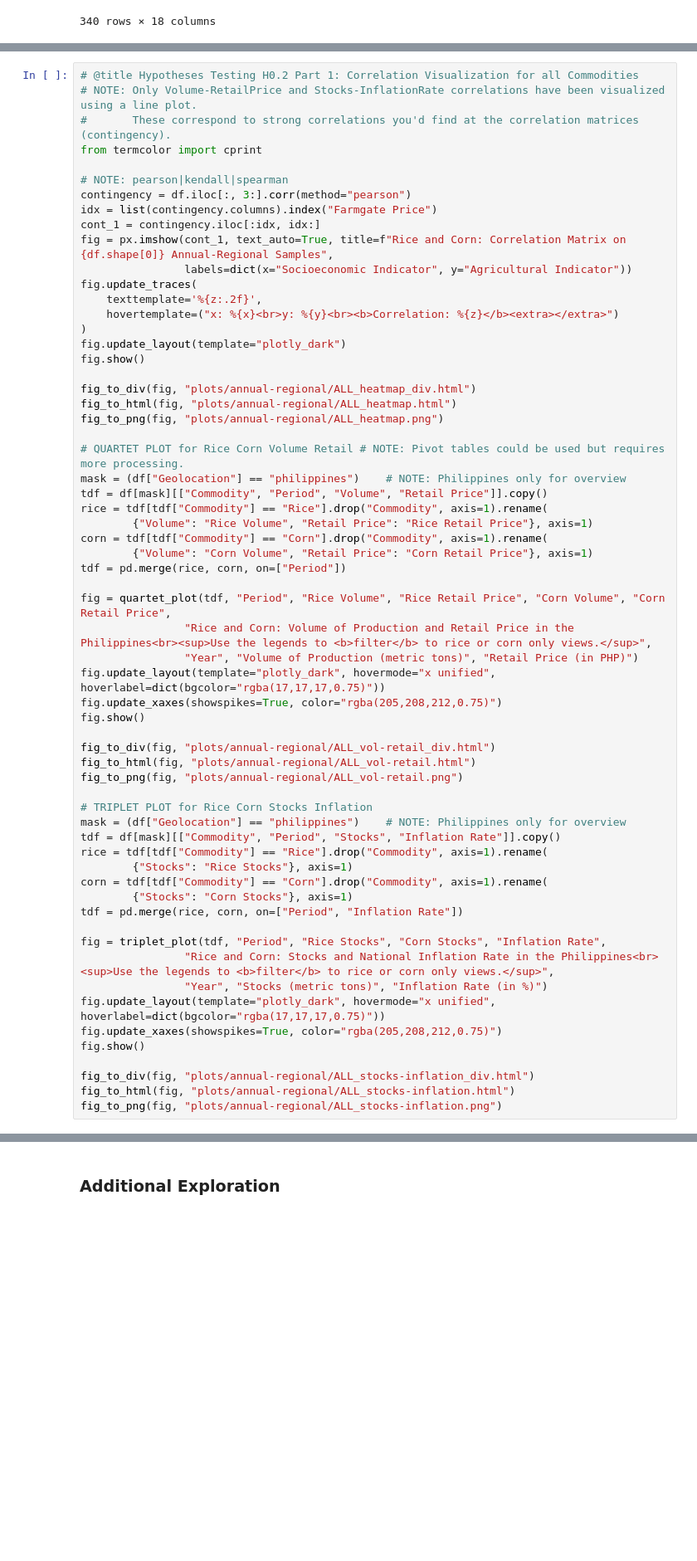
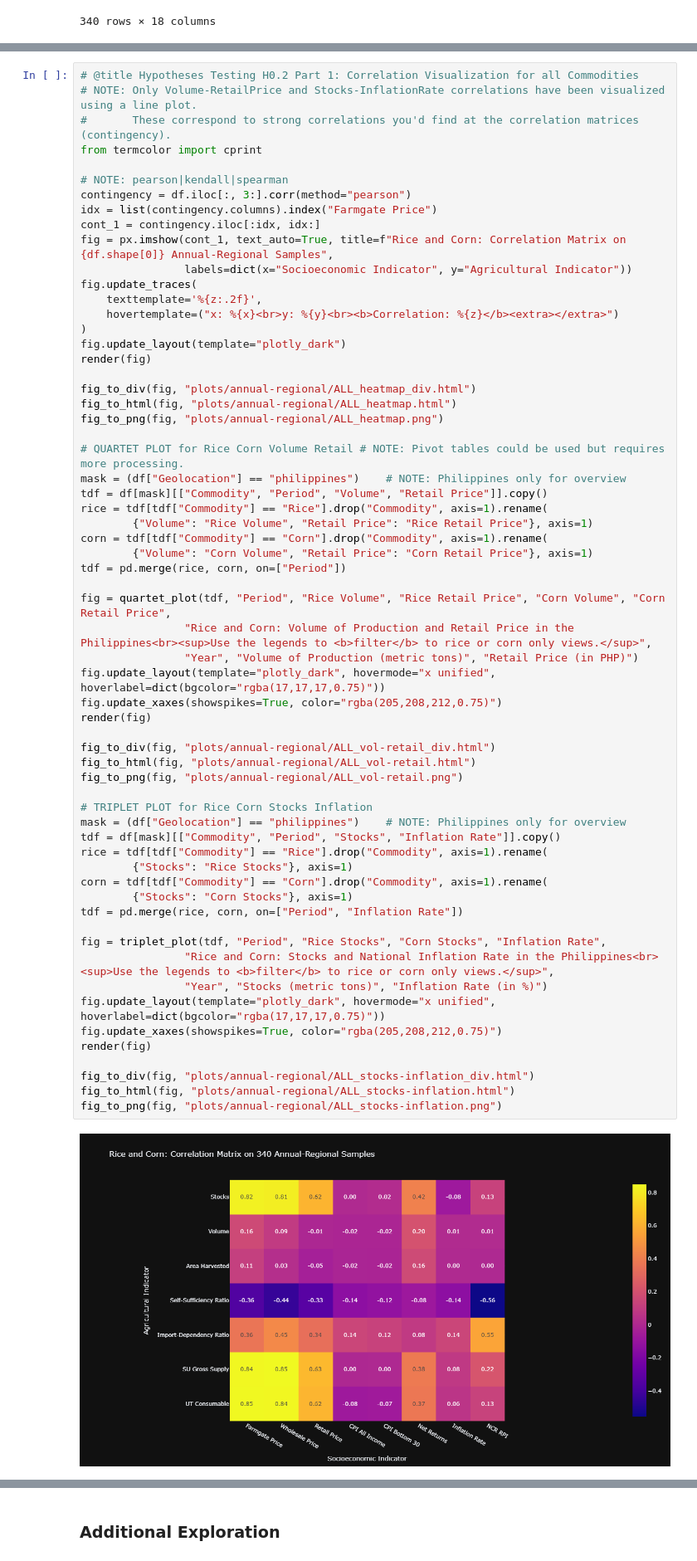
Before and after one commit to Bourbon-Rye/Baesian-Cropability, a Jupyter notebook: data_exploration.ipynb, the cells around one changed output, grey strips where cells are left out. Shown at 83% size. Cells and saved outputs as stored; diff of their text form; blank space fills up the shorter version.

```diff
--- a/data_exploration.ipynb
+++ b/data_exploration.ipynb
@@ -747,7 +744,7 @@ fig.update_traces(
     hovertemplate=("x: %{x}<br>y: %{y}<br><b>Correlation: %{z}</b><extra></extra>")
 )
 fig.update_layout(template="plotly_dark")
-fig.show()
+render(fig)
 
 fig_to_div(fig, "plots/annual-regional/ALL_heatmap_div.html")
 fig_to_html(fig, "plots/annual-regional/ALL_heatmap.html")
@@ -763,32 +760,34 @@ corn = tdf[tdf["Commodity"] == "Corn"].drop("Commodity", axis=1).rename(
 tdf = pd.merge(rice, corn, on=["Period"])
 
 fig = quartet_plot(tdf, "Period", "Rice Volume", "Rice Retail Price", "Corn Volume", "Corn Retail Price",
                 "Rice and Corn: Volume of Production and Retail Price in the Philippines<br><sup>Use the legends to <b>filter</b> to rice or corn only views.</sup>",
                 "Year", "Volume of Production (metric tons)", "Retail Price (in PHP)")
 fig.update_layout(template="plotly_dark", hovermode="x unified", hoverlabel=dict(bgcolor="rgba(17,17,17,0.75)"))
 fig.update_xaxes(showspikes=True, color="rgba(205,208,212,0.75)")
-fig.show()
+render(fig)
 
 fig_to_div(fig, "plots/annual-regional/ALL_vol-retail_div.html")
 fig_to_html(fig, "plots/annual-regional/ALL_vol-retail.html")
 fig_to_png(fig, "plots/annual-regional/ALL_vol-retail.png")
 
 # TRIPLET PLOT for Rice Corn Stocks Inflation
 mask = (df["Geolocation"] == "philippines")    # NOTE: Philippines only for overview
 tdf = df[mask][["Commodity", "Period", "Stocks", "Inflation Rate"]].copy()
 rice = tdf[tdf["Commodity"] == "Rice"].drop("Commodity", axis=1).rename(
         {"Stocks": "Rice Stocks"}, axis=1)
 corn = tdf[tdf["Commodity"] == "Corn"].drop("Commodity", axis=1).rename(
         {"Stocks": "Corn Stocks"}, axis=1)
 tdf = pd.merge(rice, corn, on=["Period", "Inflation Rate"])
 
 fig = triplet_plot(tdf, "Period", "Rice Stocks", "Corn Stocks", "Inflation Rate",
                 "Rice and Corn: Stocks and National Inflation Rate in the Philippines<br><sup>Use the legends to <b>filter</b> to rice or corn only views.</sup>",
                 "Year", "Stocks (metric tons)", "Inflation Rate (in %)")
 fig.update_layout(template="plotly_dark", hovermode="x unified", hoverlabel=dict(bgcolor="rgba(17,17,17,0.75)"))
 fig.update_xaxes(showspikes=True, color="rgba(205,208,212,0.75)")
-fig.show()
+render(fig)
 
 fig_to_div(fig, "plots/annual-regional/ALL_stocks-inflation_div.html")
 fig_to_html(fig, "plots/annual-regional/ALL_stocks-inflation.html")
 fig_to_png(fig, "plots/annual-regional/ALL_stocks-inflation.png")
+# %% [output]
+[figure, added]
```
Also changed, not shown: parts of 12 cells of this notebook, 3 other files.
